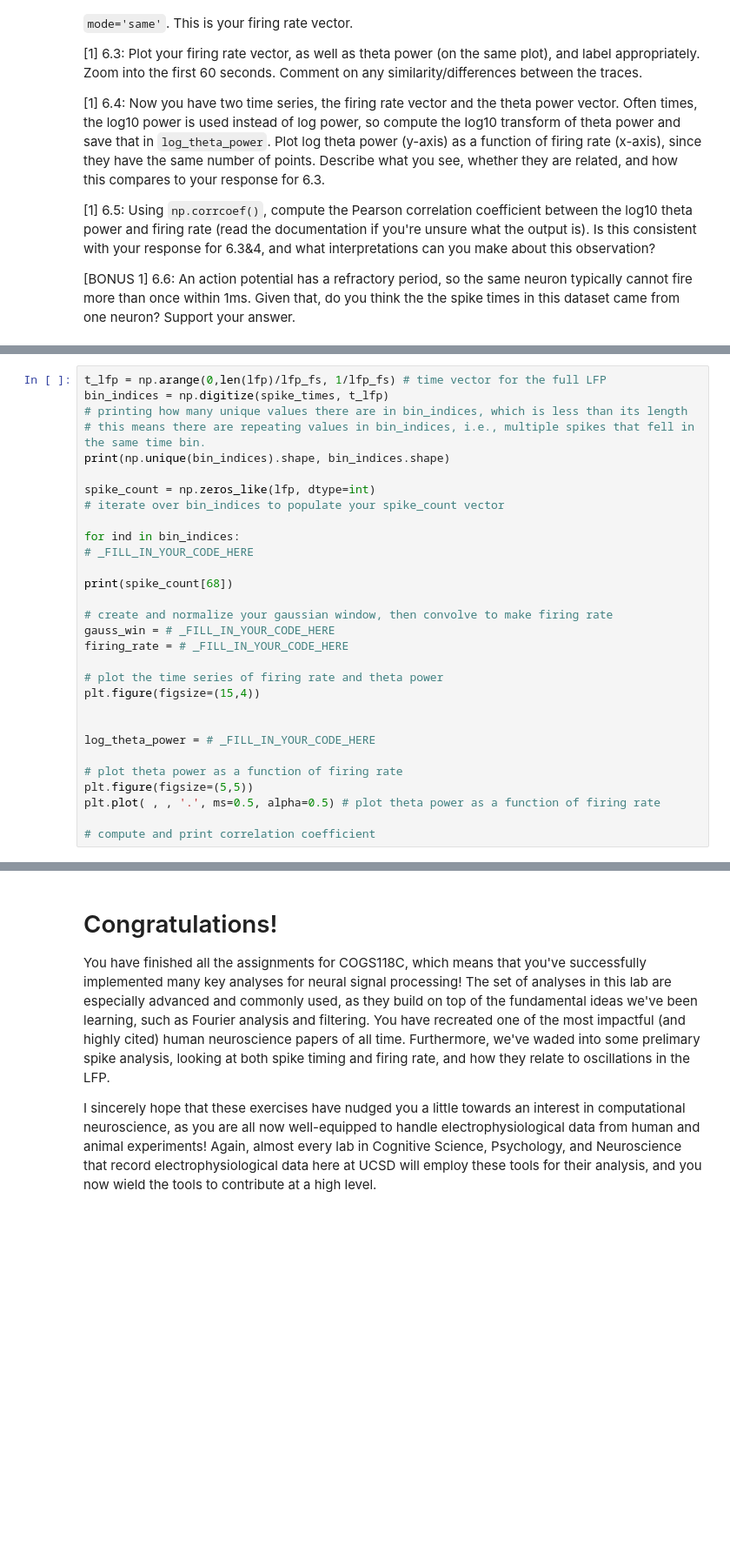
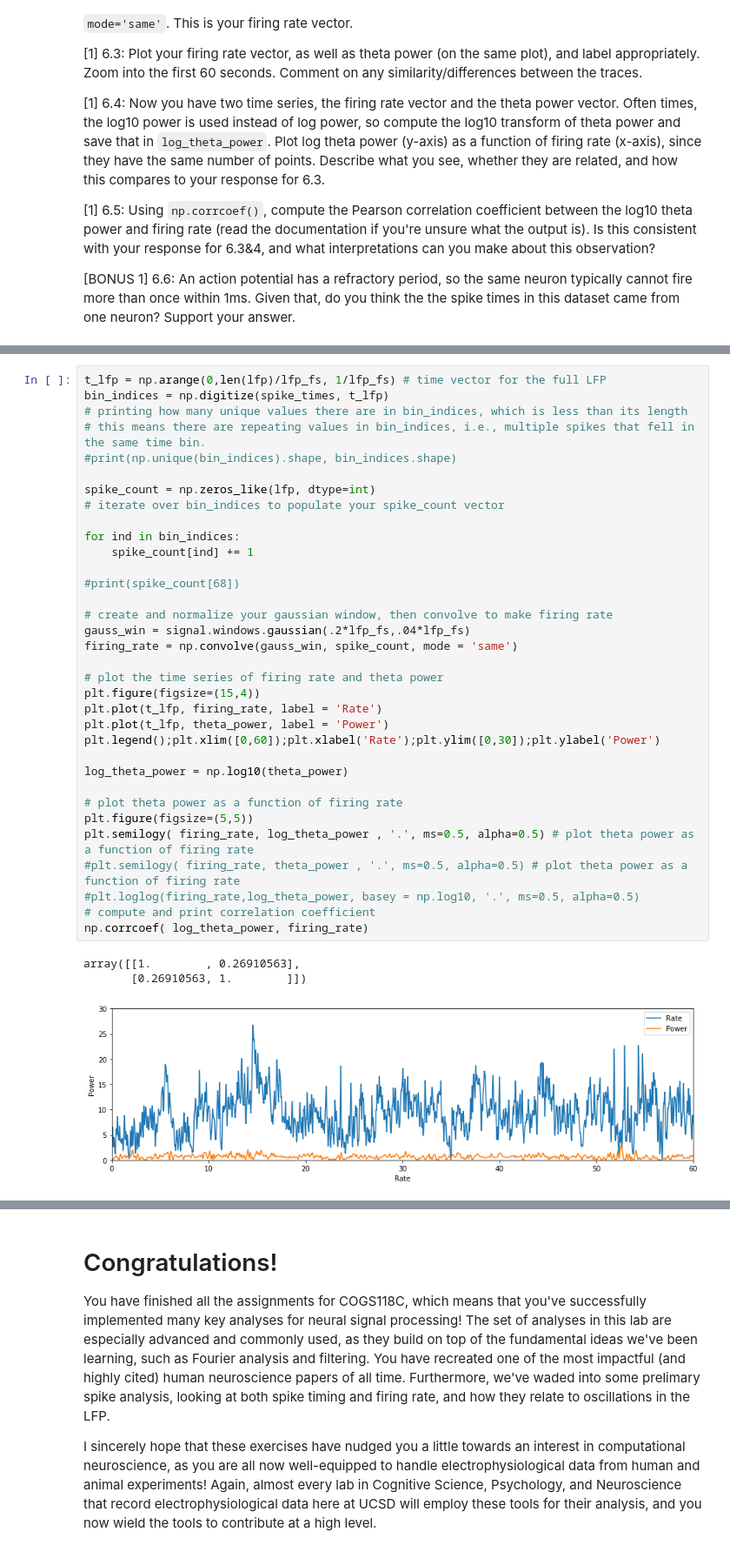
Before and after one commit to benjaminmakowsky/cogs118c, a Jupyter notebook: Assignments/A4-HilbertLFPSpike.ipynb, the cells around one changed output, grey strips where cells are left out. Shown at 87% size. Cells and saved outputs as stored; diff of their text form; blank space fills up the shorter version.

```diff
--- a/Assignments/A4-HilbertLFPSpike.ipynb
+++ b/Assignments/A4-HilbertLFPSpike.ipynb
@@ -452,30 +460,38 @@ For example, if the binned spike train has a bin width of 1ms, then the first bi
 # %%
 t_lfp = np.arange(0,len(lfp)/lfp_fs, 1/lfp_fs) # time vector for the full LFP
 bin_indices = np.digitize(spike_times, t_lfp)
 # printing how many unique values there are in bin_indices, which is less than its length
 # this means there are repeating values in bin_indices, i.e., multiple spikes that fell in the same time bin.
-print(np.unique(bin_indices).shape, bin_indices.shape)
+#print(np.unique(bin_indices).shape, bin_indices.shape)
 
 spike_count = np.zeros_like(lfp, dtype=int)
 # iterate over bin_indices to populate your spike_count vector
 
 for ind in bin_indices:
-# _FILL_IN_YOUR_CODE_HERE
+    spike_count[ind] += 1
 
-print(spike_count[68])
+#print(spike_count[68])
 
 # create and normalize your gaussian window, then convolve to make firing rate
-gauss_win = # _FILL_IN_YOUR_CODE_HERE
-firing_rate = # _FILL_IN_YOUR_CODE_HERE
+gauss_win = signal.windows.gaussian(.2*lfp_fs,.04*lfp_fs)
+firing_rate = np.convolve(gauss_win, spike_count, mode = 'same')
 
 # plot the time series of firing rate and theta power
 plt.figure(figsize=(15,4))
+plt.plot(t_lfp, firing_rate, label = 'Rate')
+plt.plot(t_lfp, theta_power, label = 'Power')
+plt.legend();plt.xlim([0,60]);plt.xlabel('Rate');plt.ylim([0,30]);plt.ylabel('Power')
 
-
-log_theta_power = # _FILL_IN_YOUR_CODE_HERE
+log_theta_power = np.log10(theta_power)
 
 # plot theta power as a function of firing rate
 plt.figure(figsize=(5,5))
-plt.plot( , , '.', ms=0.5, alpha=0.5) # plot theta power as a function of firing rate
-
+plt.semilogy( firing_rate, log_theta_power , '.', ms=0.5, alpha=0.5) # plot theta power as a function of firing rate
+#plt.semilogy( firing_rate, theta_power , '.', ms=0.5, alpha=0.5) # plot theta power as a function of firing rate
+#plt.loglog(firing_rate,log_theta_power, basey = np.log10, '.', ms=0.5, alpha=0.5)
 # compute and print correlation coefficient
+np.corrcoef( log_theta_power, firing_rate)
+# %% [output]
+array([[1.        , 0.26910563],
+       [0.26910563, 1.        ]])
+[figure, added]
```
Also changed, not shown: parts of 13 cells of this notebook, 7 other files.
